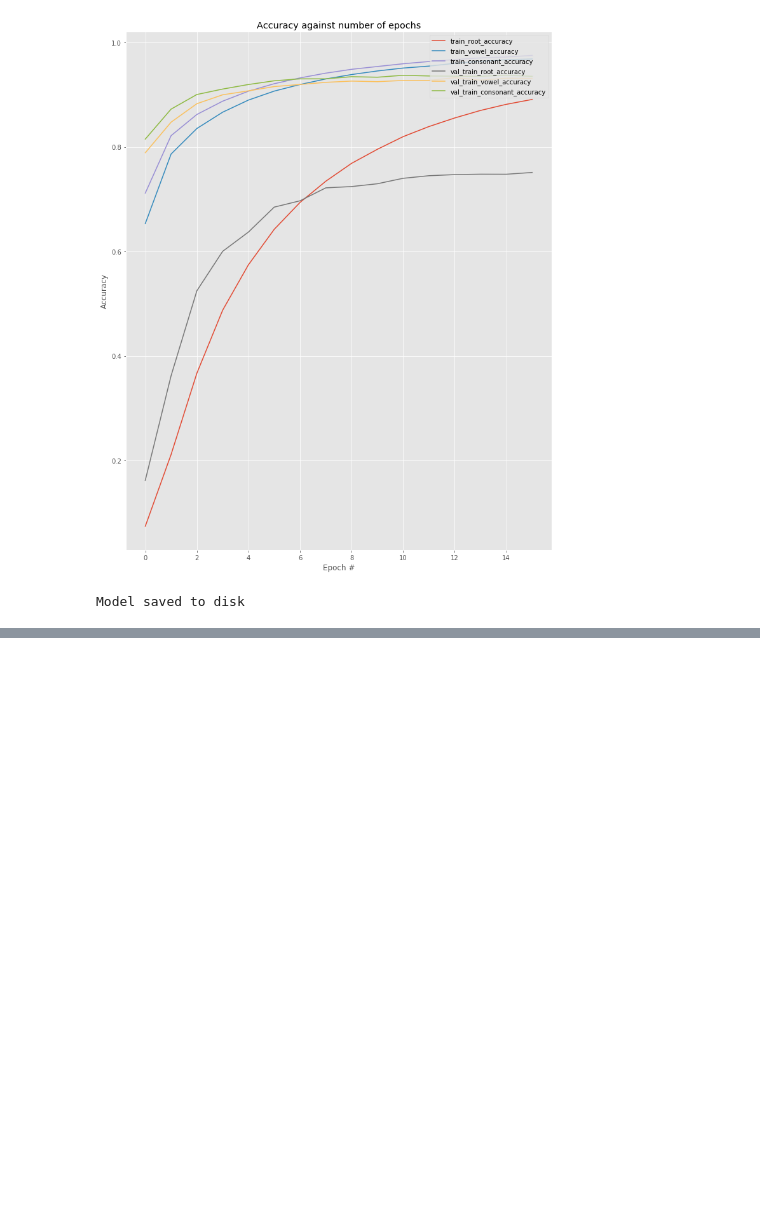
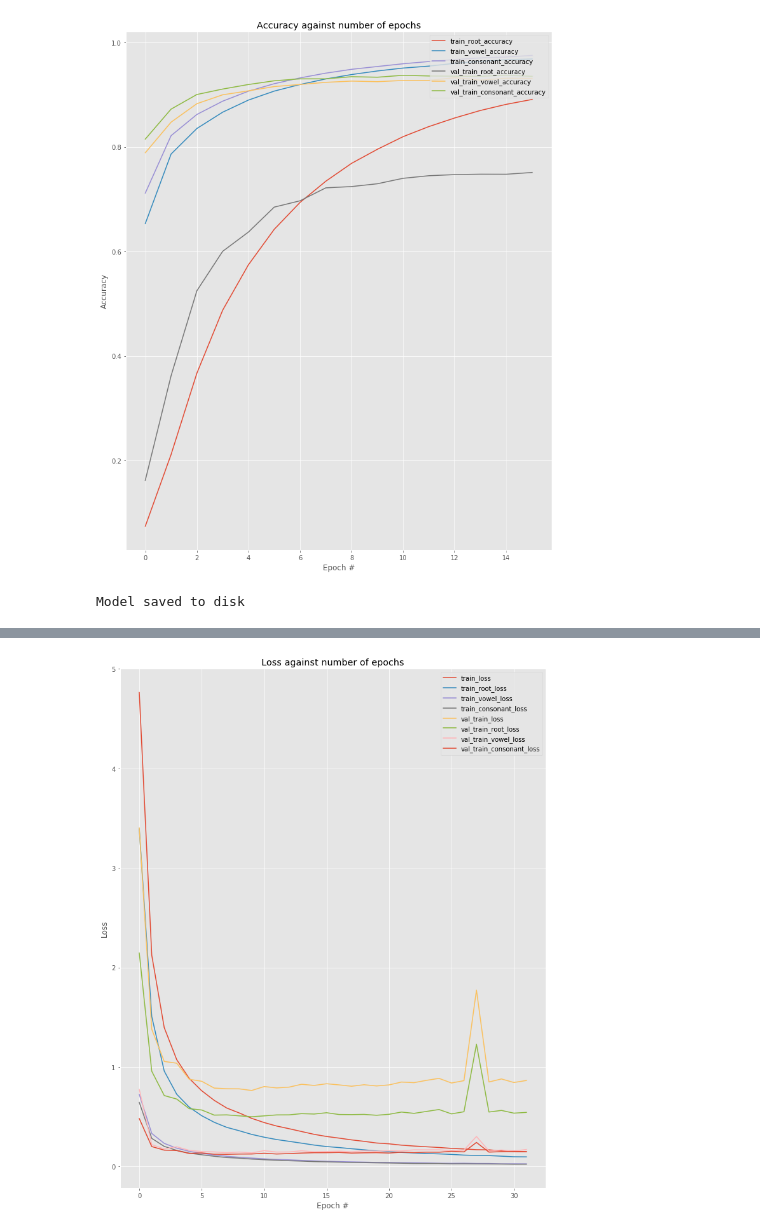
Before and after one commit to MHannan94/dsc100719-capstone-project, a Jupyter notebook: model_5_6_7_8.ipynb, the cells around one changed output, grey strips where cells are left out. Saved outputs shown, nothing was run; the diff lists cells and outputs as text; code cells hidden in the pictures; blank space fills up the shorter version.

```diff
--- a/model_5.ipynb
+++ b/model_5_6_7_8.ipynb
@@ -260,0 +287,38 @@ plot_accuracy(model, hist)
+# %%
+inputs = Input(shape = (64, 64, 1))
+
+model = Conv2D(filters=32, kernel_size=(3, 3), padding='SAME', activation='relu', input_shape=(64, 64, 1))(inputs)
+model = Conv2D(filters=32, kernel_size= (3,3), padding='SAME', activation='relu')(model)
+model = BatchNormalization(momentum=0.15)(model)
+model = MaxPool2D(pool_size=(2, 2))(model)
+model = Conv2D(filters=32, kernel_size= (5,5), padding='SAME', activation='relu')(model)
+model = BatchNormalization(momentum=0.15)(model)
+model = Dropout(rate=0.2)(model)
+
+model = Conv2D(filters=64, kernel_size=(3, 3), padding='SAME', activation='relu')(model)
+model = BatchNormalization(momentum=0.15)(model)
+model = MaxPool2D(pool_size=(2, 2))(model)
+model = Conv2D(filters=64, kernel_size= (5,5), padding='SAME', activation='relu')(model)
+model = BatchNormalization(momentum=0.15)(model)
+model = Dropout(rate=0.2)(model)
+
+
+model = Flatten()(model)
+model = Dense(1024, activation = "relu")(model)
+model = Dropout(rate=0.3)(model)
+dense = Dense(512, activation = 'relu')(model)
+
+root = Dense(168, activation = 'softmax')(dense)
+vowel = Dense(11, activation = 'softmax')(dense)
+consonant = Dense(7, activation = 'softmax')(dense)
+
+model = Model(inputs=inputs, outputs=[root, vowel, consonant])
+
+model.compile(optimizer= 'adam',
+              loss = 'categorical_crossentropy',
+              metrics = ['accuracy'])
+# %%
+hist = model.fit(x_train, [y_train_root, y_train_vowel, y_train_consonant],
+          epochs = 32,
+          batch_size= 256,
+          validation_split= 0.1)
@@ -260,0 +343,4 @@ plot_accuracy(model, hist)
+# %%
+plot_loss(model, hist)
+# %% [output]
+[figure, added]
```
Also changed, not shown: parts of 12 cells of this notebook.
